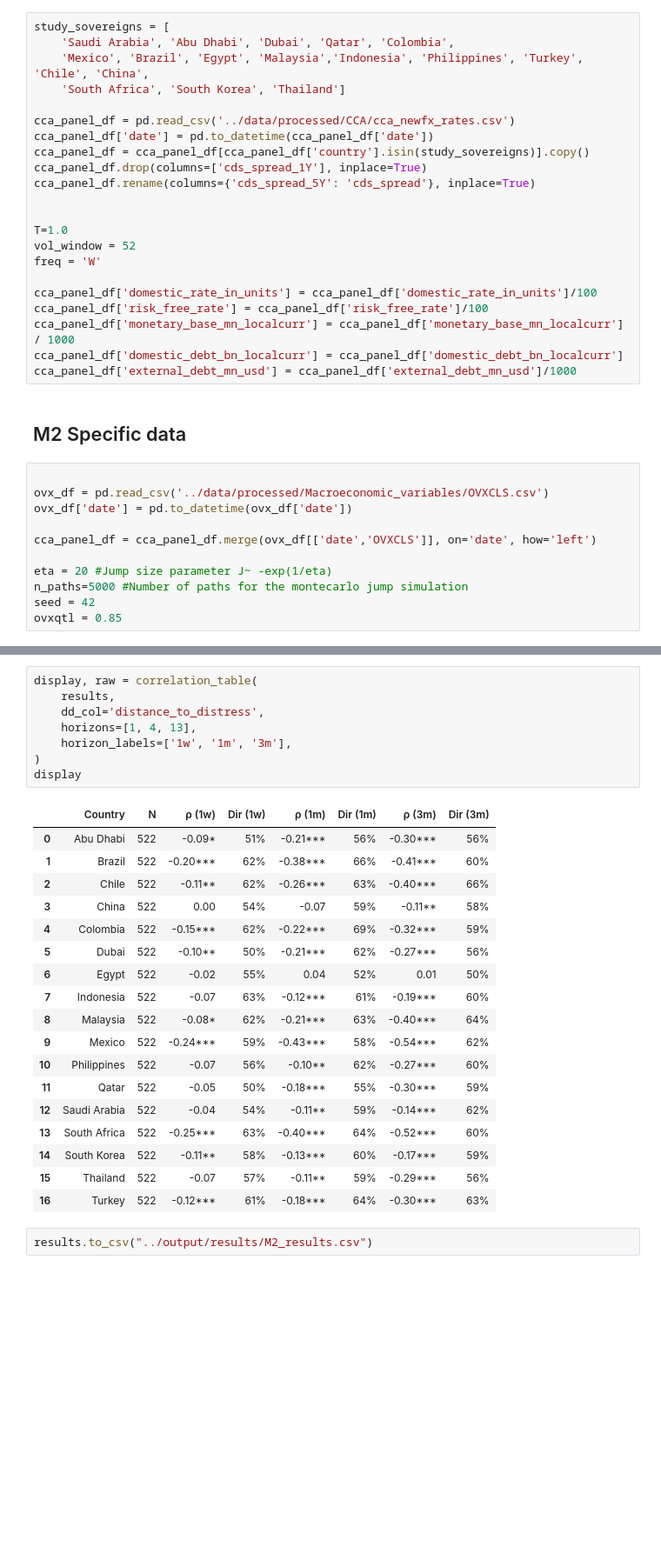
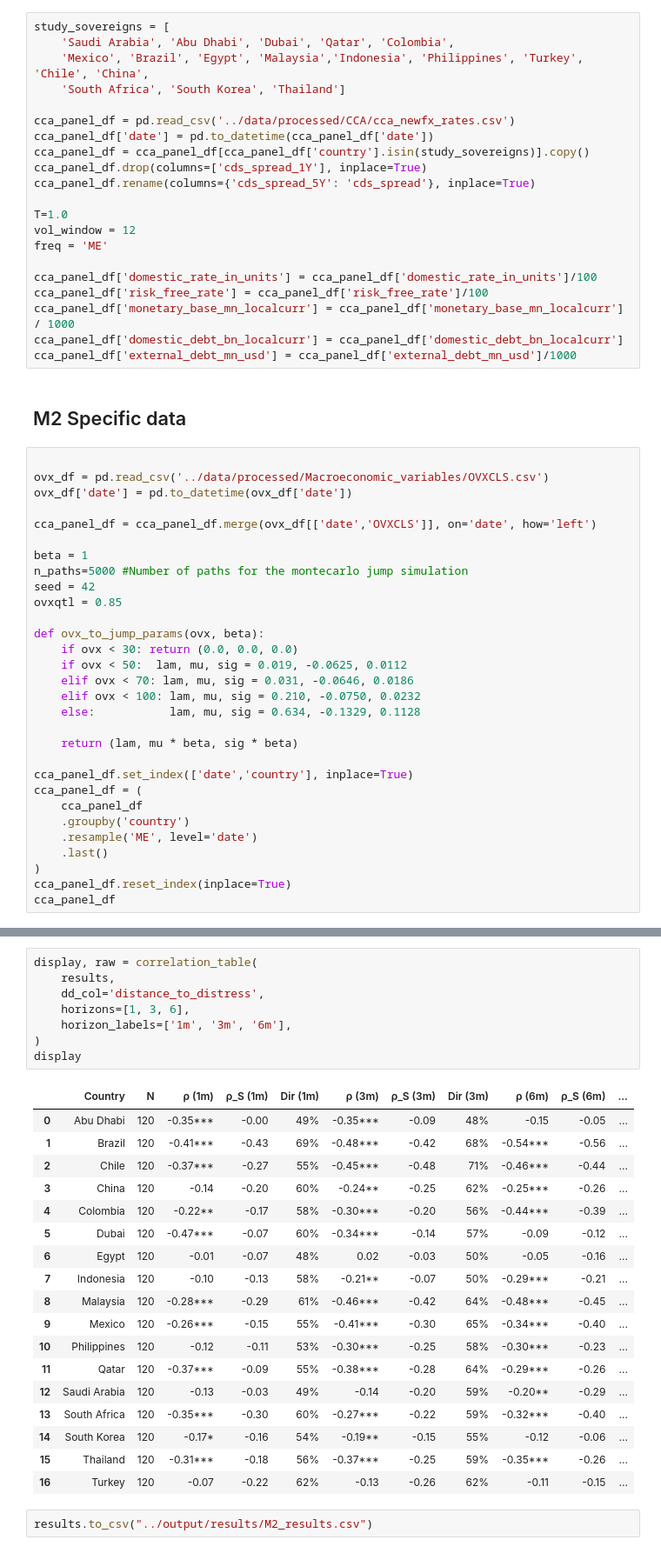
Before and after one commit to juanfp02/commodities_and_sovereigns, a Jupyter notebook: Chapter_02/CCA_M2_Jump_Diffusion.ipynb, the cells around one changed output, grey strips where cells are left out. Shown at 87% size. Drawn from its saved outputs; the diff is of its cells as text; blank space fills up the shorter version.

```diff
--- a/Chapter_02/CCA_M2_Jump_Diffusion.ipynb
+++ b/Chapter_02/CCA_M2_Jump_Diffusion.ipynb
@@ -15,10 +15,9 @@ cca_panel_df = cca_panel_df[cca_panel_df['country'].isin(study_sovereigns)].copy
 cca_panel_df.drop(columns=['cds_spread_1Y'], inplace=True)
 cca_panel_df.rename(columns={'cds_spread_5Y': 'cds_spread'}, inplace=True)
 
-
 T=1.0
-vol_window = 52
-freq = 'W'
+vol_window = 12
+freq = 'ME'
 
 cca_panel_df['domestic_rate_in_units'] = cca_panel_df['domestic_rate_in_units']/100
 cca_panel_df['risk_free_rate'] = cca_panel_df['risk_free_rate']/100
@@ -34,7 +33,26 @@ ovx_df['date'] = pd.to_datetime(ovx_df['date'])
 
 cca_panel_df = cca_panel_df.merge(ovx_df[['date','OVXCLS']], on='date', how='left')
 
-eta = 20 #Jump size parameter J~ -exp(1/eta)
+beta = 1
 n_paths=5000 #Number of paths for the montecarlo jump simulation
 seed = 42
 ovxqtl = 0.85
+
+def ovx_to_jump_params(ovx, beta):
+    if ovx < 30: return (0.0, 0.0, 0.0)
+    if ovx < 50:  lam, mu, sig = 0.019, -0.0625, 0.0112
+    elif ovx < 70: lam, mu, sig = 0.031, -0.0646, 0.0186
+    elif ovx < 100: lam, mu, sig = 0.210, -0.0750, 0.0232
+    else:           lam, mu, sig = 0.634, -0.1329, 0.1128
+
+    return (lam, mu * beta, sig * beta)
+
+cca_panel_df.set_index(['date','country'], inplace=True)
+cca_panel_df = (
+    cca_panel_df
+    .groupby('country')
+    .resample('ME', level='date')
+    .last()
+)
+cca_panel_df.reset_index(inplace=True)
+cca_panel_df
@@ -143,29 +151,29 @@ d2_scatter = plot_d2_scatter(results)
 # %%
 display, raw = correlation_table(
     results,
     dd_col='distance_to_distress',
-    horizons=[1, 4, 13],
-    horizon_labels=['1w', '1m', '3m'],
+    horizons=[1, 3, 6],
+    horizon_labels=['1m', '3m', '6m'],
 )
 display
 # %% [output]
-|  | Country | N | ρ (1w) | Dir (1w) | ρ (1m) | Dir (1m) | ρ (3m) | Dir (3m) |
-| 0 | Abu Dhabi | 522 | -0.09* | 51% | -0.21*** | 56% | -0.30*** | 56% |
-| 1 | Brazil | 522 | -0.20*** | 62% | -0.38*** | 66% | -0.41*** | 60% |
-| 2 | Chile | 522 | -0.11** | 62% | -0.26*** | 63% | -0.40*** | 66% |
-| 3 | China | 522 | 0.00 | 54% | -0.07 | 59% | -0.11** | 58% |
-| 4 | Colombia | 522 | -0.15*** | 62% | -0.22*** | 69% | -0.32*** | 59% |
-| 5 | Dubai | 522 | -0.10** | 50% | -0.21*** | 62% | -0.27*** | 56% |
-| 6 | Egypt | 522 | -0.02 | 55% | 0.04 | 52% | 0.01 | 50% |
-| 7 | Indonesia | 522 | -0.07 | 63% | -0.12*** | 61% | -0.19*** | 60% |
-| 8 | Malaysia | 522 | -0.08* | 62% | -0.21*** | 63% | -0.40*** | 64% |
-| 9 | Mexico | 522 | -0.24*** | 59% | -0.43*** | 58% | -0.54*** | 62% |
-| 10 | Philippines | 522 | -0.07 | 56% | -0.10** | 62% | -0.27*** | 60% |
-| 11 | Qatar | 522 | -0.05 | 50% | -0.18*** | 55% | -0.30*** | 59% |
-| 12 | Saudi Arabia | 522 | -0.04 | 54% | -0.11** | 59% | -0.14*** | 62% |
-| 13 | South Africa | 522 | -0.25*** | 63% | -0.40*** | 64% | -0.52*** | 60% |
-| 14 | South Korea | 522 | -0.11** | 58% | -0.13*** | 60% | -0.17*** | 59% |
-| 15 | Thailand | 522 | -0.07 | 57% | -0.11** | 59% | -0.29*** | 56% |
-| 16 | Turkey | 522 | -0.12*** | 61% | -0.18*** | 64% | -0.30*** | 63% |
+|  | Country | N | ρ (1m) | ρ_S (1m) | Dir (1m) | ρ (3m) | ρ_S (3m) | Dir (3m) | ρ (6m) | ρ_S (6m) | ... |
+| 0 | Abu Dhabi | 120 | -0.35*** | -0.00 | 49% | -0.35*** | -0.09 | 48% | -0.15 | -0.05 | ... |
+| 1 | Brazil | 120 | -0.41*** | -0.43 | 69% | -0.48*** | -0.42 | 68% | -0.54*** | -0.56 | ... |
+| 2 | Chile | 120 | -0.37*** | -0.27 | 55% | -0.45*** | -0.48 | 71% | -0.46*** | -0.44 | ... |
+| 3 | China | 120 | -0.14 | -0.20 | 60% | -0.24** | -0.25 | 62% | -0.25*** | -0.26 | ... |
+| 4 | Colombia | 120 | -0.22** | -0.17 | 58% | -0.30*** | -0.20 | 56% | -0.44*** | -0.39 | ... |
+| 5 | Dubai | 120 | -0.47*** | -0.07 | 60% | -0.34*** | -0.14 | 57% | -0.09 | -0.12 | ... |
+| 6 | Egypt | 120 | -0.01 | -0.07 | 48% | 0.02 | -0.03 | 50% | -0.05 | -0.16 | ... |
+| 7 | Indonesia | 120 | -0.10 | -0.13 | 58% | -0.21** | -0.07 | 50% | -0.29*** | -0.21 | ... |
+| 8 | Malaysia | 120 | -0.28*** | -0.29 | 61% | -0.46*** | -0.42 | 64% | -0.48*** | -0.45 | ... |
+| 9 | Mexico | 120 | -0.26*** | -0.15 | 55% | -0.41*** | -0.30 | 65% | -0.34*** | -0.40 | ... |
+| 10 | Philippines | 120 | -0.12 | -0.11 | 53% | -0.30*** | -0.25 | 58% | -0.30*** | -0.23 | ... |
+| 11 | Qatar | 120 | -0.37*** | -0.09 | 55% | -0.38*** | -0.28 | 64% | -0.29*** | -0.26 | ... |
+| 12 | Saudi Arabia | 120 | -0.13 | -0.03 | 49% | -0.14 | -0.20 | 59% | -0.20** | -0.29 | ... |
+| 13 | South Africa | 120 | -0.35*** | -0.30 | 60% | -0.27*** | -0.22 | 59% | -0.32*** | -0.40 | ... |
+| 14 | South Korea | 120 | -0.17* | -0.16 | 54% | -0.19** | -0.15 | 55% | -0.12 | -0.06 | ... |
+| 15 | Thailand | 120 | -0.31*** | -0.18 | 56% | -0.37*** | -0.25 | 59% | -0.35*** | -0.26 | ... |
+| 16 | Turkey | 120 | -0.07 | -0.22 | 62% | -0.13 | -0.26 | 62% | -0.11 | -0.15 | ... |
 # %%
 results.to_csv("../output/results/M2_results.csv")
```
Also changed, not shown: parts of 4 cells of this notebook, 1 other file.
